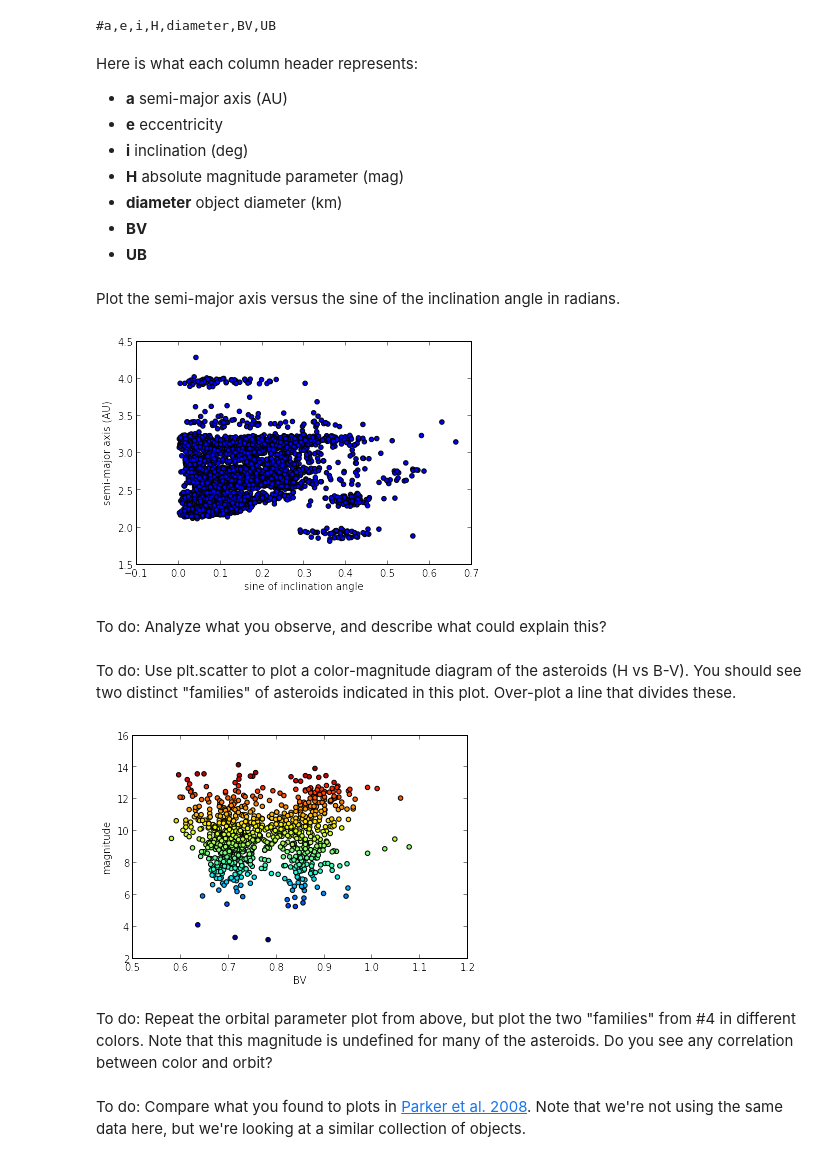
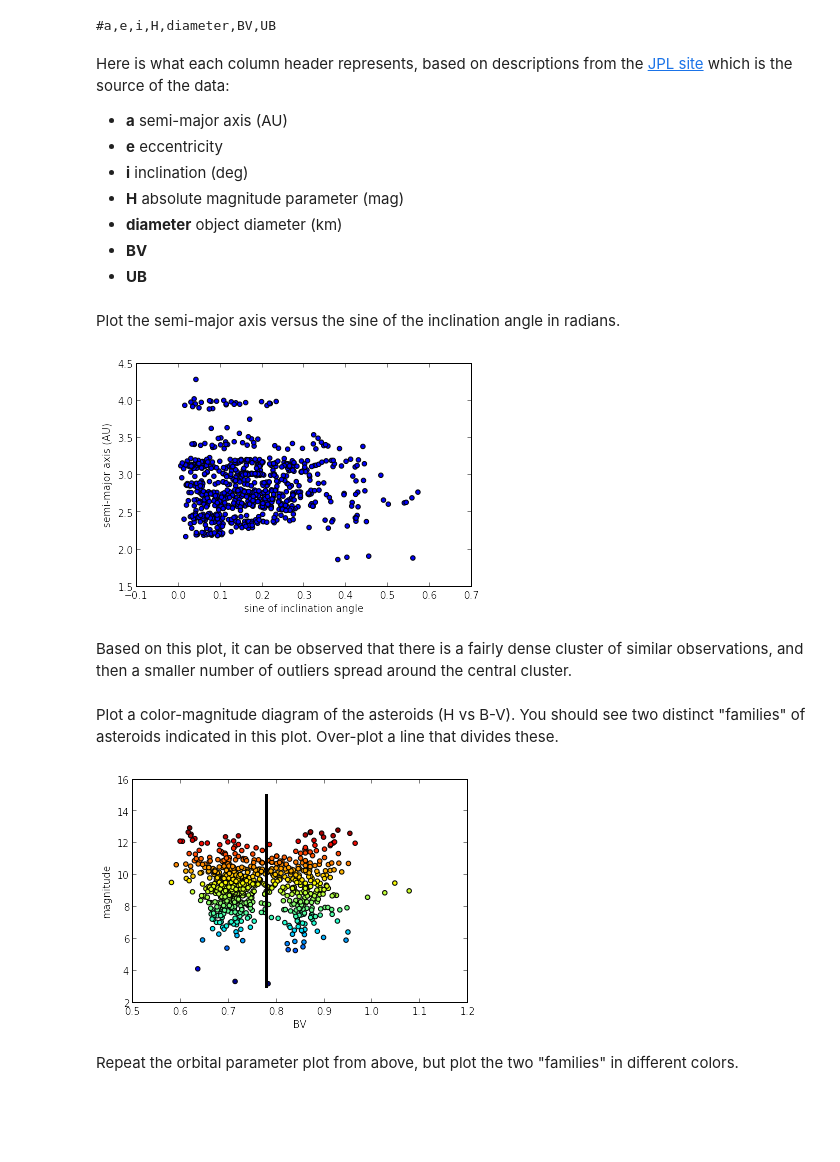
Before and after one commit to yixinmao/2014_fall_ASTR599, a Jupyter notebook: cosmoharrigan/HW1.ipynb, the cells around one changed output. Saved outputs shown, nothing was run; the diff lists cells and outputs as text; code cells hidden in the pictures; blank space fills up the shorter version.

Commit message:
Update part 2 with additional figures and analysis

```diff
--- a/cosmoharrigan/HW1.ipynb
+++ b/cosmoharrigan/HW1.ipynb
@@ -67,7 +67,7 @@ Display the column names for the dataset:
 # %% [output]
 #a,e,i,H,diameter,BV,UB
 # %% [markdown]
-Here is what each column header represents:
+Here is what each column header represents, based on descriptions from the [JPL site](http://ssd.jpl.nasa.gov/sbdb_query.cgi) which is the source of the data:
 * **a** semi-major axis (AU)
 * **e** eccentricity
 * **i** inclination (deg)
@@ -81,22 +81,21 @@ import matplotlib.pyplot as plt
 # %% [markdown]
 Plot the semi-major axis versus the sine of the inclination angle in radians.
 # %%
-plt.scatter(np.sin(np.deg2rad(data_raw[:,2])), data_raw[:,0]);
+plt.scatter(np.sin(np.deg2rad(data[:,2])), data[:,0]);
 plt.xlabel('sine of inclination angle');
 plt.ylabel('semi-major axis (AU)');
 # %% [output]
-[figure, old version]
+[figure, new version]
-# %% [markdown]
-To do: Analyze what you observe, and describe what could explain this?
+# %% [markdown]
+Based on this plot, it can be observed that there is a fairly dense cluster of similar observations, and then a smaller number of outliers spread around the central cluster.
 # %% [markdown]
-To do: Use plt.scatter to plot a color-magnitude diagram of the asteroids (H vs B-V). You should see two distinct "families" of asteroids indicated in this plot. Over-plot a line that divides these.
+Plot a color-magnitude diagram of the asteroids (H vs B-V). You should see two distinct "families" of asteroids indicated in this plot. Over-plot a line that divides these.
 # %%
-plt.scatter(data_raw[:,5], data_raw[:,3], c=data_raw[:,3]);
+plt.scatter(data[:,5], data[:,3], c=data[:,3]);
+plt.plot([0.78, 0.78], [3, 15], 'k-', linewidth=3)
 plt.xlabel('BV');
 plt.ylabel('magnitude');
 # %% [output]
-[figure, old version]
+[figure, new version]
 # %% [markdown]
-To do: Repeat the orbital parameter plot from above, but plot the two "families" from #4 in different colors. Note that this magnitude is undefined for many of the asteroids. Do you see any correlation between color and orbit?
+Repeat the orbital parameter plot from above, but plot the two "families" in different colors.
-# %% [markdown]
-To do: Compare what you found to plots in [Parker et al. 2008](http://adsabs.harvard.edu/abs/2008Icar..198..138P).  Note that we're not using the same data here, but we're looking at a similar collection of objects.
```
Also changed, not shown: parts of 4 cells of this notebook.
